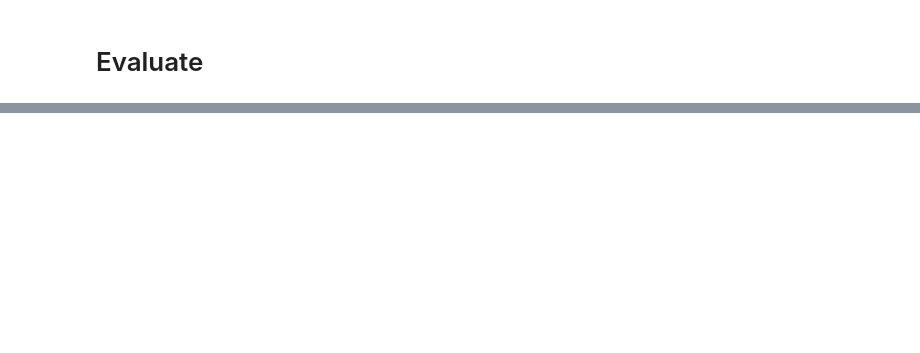
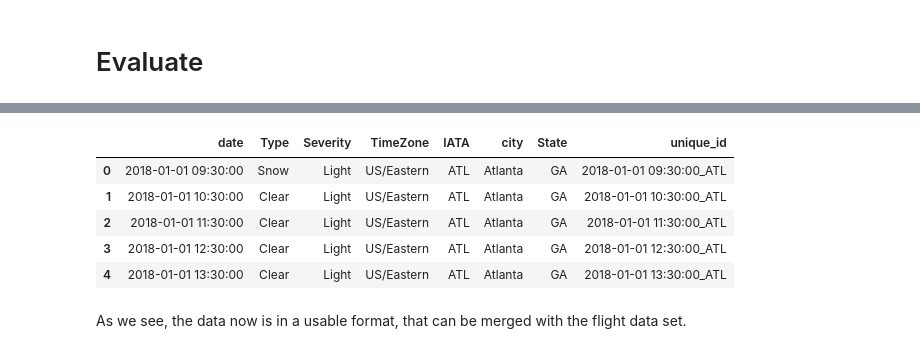
Before and after one commit to guedanie/flight_delay_predictor, a Jupyter notebook: final_notebook.ipynb, the cells around one changed output, grey strips where cells are left out. Drawn from its saved outputs; the diff is of its cells as text; code cells hidden in the pictures; blank space fills up the shorter version.

```diff
--- a/final_notebook.ipynb
+++ b/final_notebook.ipynb
@@ -595,0 +669,15 @@ As we saw from the data, the missing variables that we could bring in to further
+# %%
+weather_data = preprocessing.prep_weather_data()
+# %%
+weather_data = preprocessing.filter_weather_data(weather_data)
+# %%
+weather_data.head()
+# %% [output]
+|  | date | Type | Severity | TimeZone | IATA | city | State | unique_id |
+| 0 | 2018-01-01 09:30:00 | Snow | Light | US/Eastern | ATL | Atlanta | GA | 2018-01-01 09:30:00_ATL |
+| 1 | 2018-01-01 10:30:00 | Clear | Light | US/Eastern | ATL | Atlanta | GA | 2018-01-01 10:30:00_ATL |
+| 2 | 2018-01-01 11:30:00 | Clear | Light | US/Eastern | ATL | Atlanta | GA | 2018-01-01 11:30:00_ATL |
+| 3 | 2018-01-01 12:30:00 | Clear | Light | US/Eastern | ATL | Atlanta | GA | 2018-01-01 12:30:00_ATL |
+| 4 | 2018-01-01 13:30:00 | Clear | Light | US/Eastern | ATL | Atlanta | GA | 2018-01-01 13:30:00_ATL |
+# %% [markdown]
+As we see, the data now is in a usable format, that can be merged with the flight data set.
```
Also changed, not shown: parts of 16 cells of this notebook.
